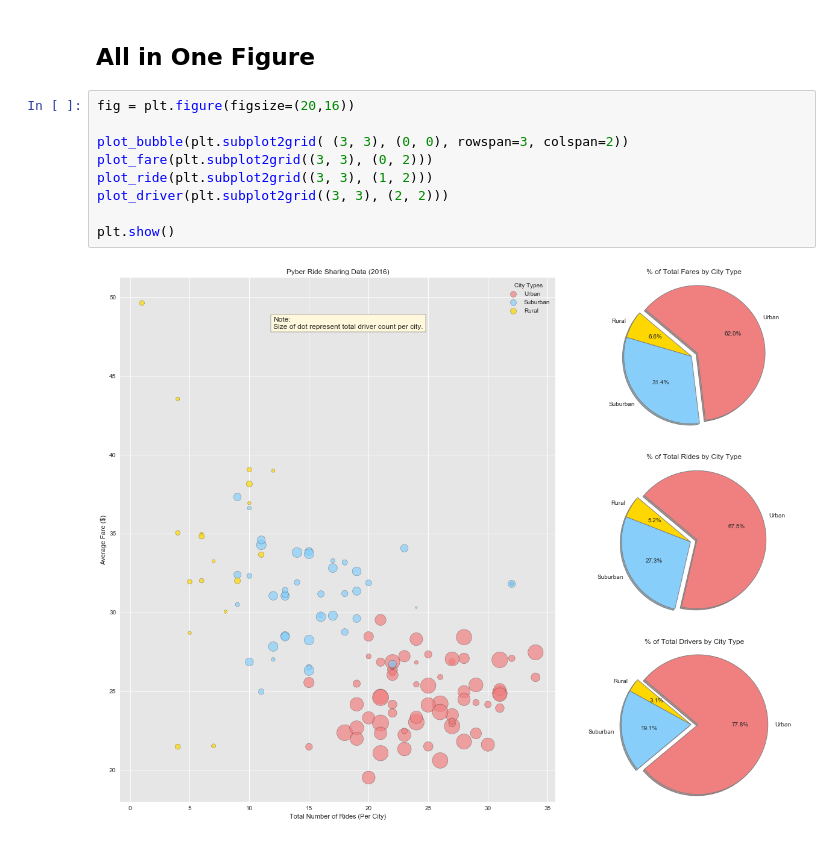
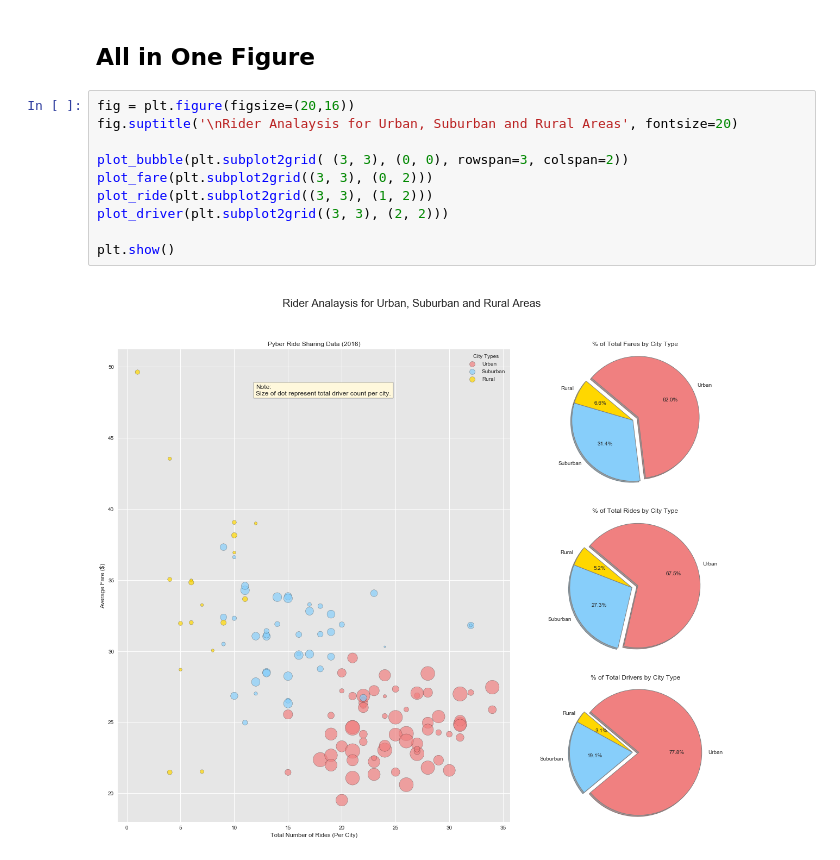
Before and after one commit to feng443/RUDSWeek5Matplotlib, a Jupyter notebook: Pyber/Pyber.ipynb, the cells around one changed output. Saved outputs shown, nothing was run; the diff lists cells and outputs as text.

```diff
--- a/Pyber/Pyber.ipynb
+++ b/Pyber/Pyber.ipynb
@@ -214,12 +214,13 @@ plt.show()
 ## All in One Figure
 # %%
 fig = plt.figure(figsize=(20,16))
+fig.suptitle('\nRider Analaysis for Urban, Suburban and Rural Areas', fontsize=20)
 
 plot_bubble(plt.subplot2grid( (3, 3), (0, 0), rowspan=3, colspan=2))
 plot_fare(plt.subplot2grid((3, 3), (0, 2)))
 plot_ride(plt.subplot2grid((3, 3), (1, 2)))
 plot_driver(plt.subplot2grid((3, 3), (2, 2)))
 
 plt.show()
 # %% [output]
-[figure, old version]
+[figure, new version]
```
